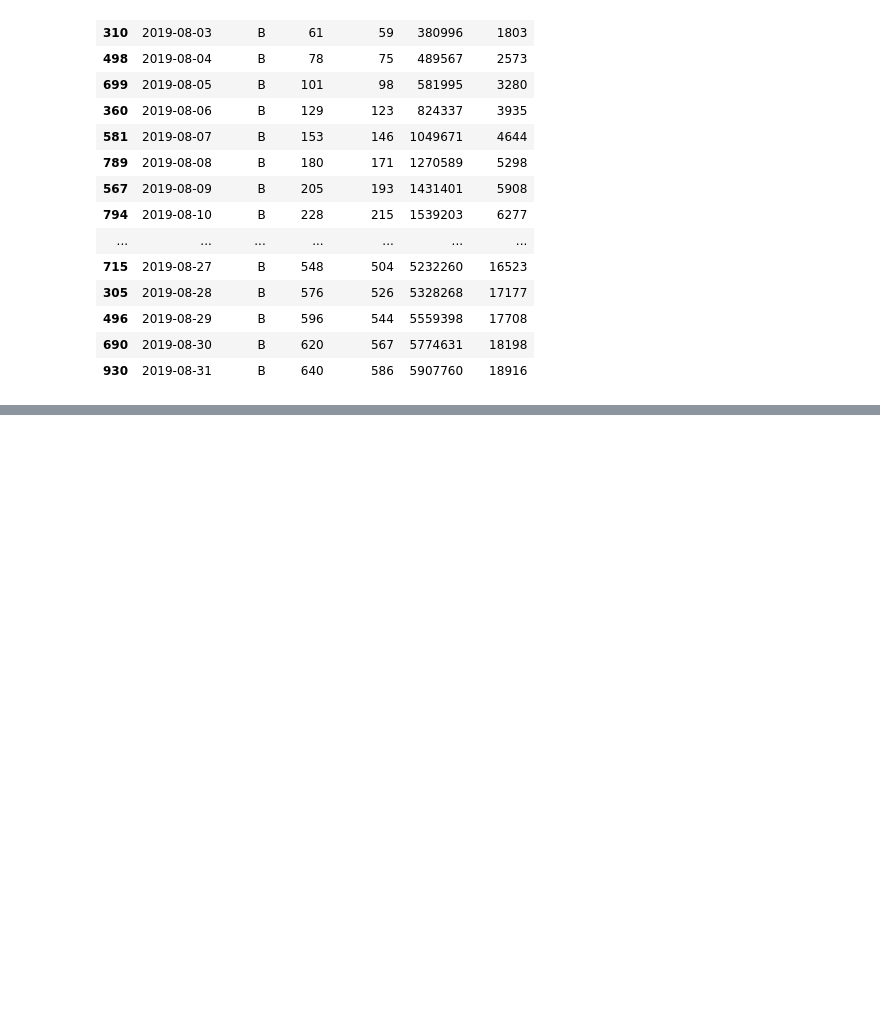
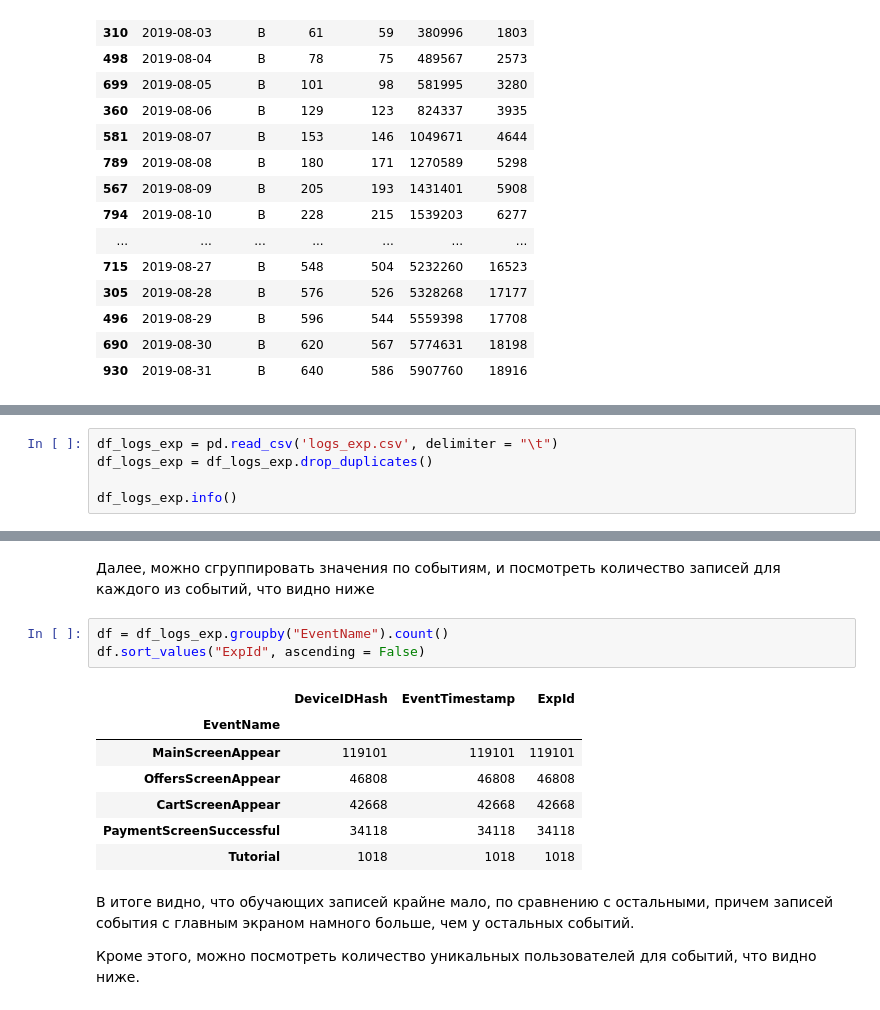
Before and after one commit to Awkword00/Study, a Jupyter notebook: LR5.ipynb, the cells around one changed output, grey strips where cells are left out. Drawn from its saved outputs; the diff is of its cells as text; blank space fills up the shorter version.

```diff
--- a/LR5.ipynb
+++ b/LR5.ipynb
@@ -167,0 +185,5 @@ plt.show()
+# %%
+df_logs_exp = pd.read_csv('logs_exp.csv', delimiter = "\t")
+df_logs_exp = df_logs_exp.drop_duplicates()
+
+df_logs_exp.info()
@@ -167,0 +202,17 @@ plt.show()
+# %% [markdown]
+Далее, можно сгруппировать значения по событиям, и посмотреть количество записей для каждого из событий, что видно ниже
+# %%
+df = df_logs_exp.groupby("EventName").count()
+df.sort_values("ExpId", ascending = False)
+# %% [output]
+|  | DeviceIDHash | EventTimestamp | ExpId |
+| EventName |  |  |  |
+| MainScreenAppear | 119101 | 119101 | 119101 |
+| OffersScreenAppear | 46808 | 46808 | 46808 |
+| CartScreenAppear | 42668 | 42668 | 42668 |
+| PaymentScreenSuccessful | 34118 | 34118 | 34118 |
+| Tutorial | 1018 | 1018 | 1018 |
+# %% [markdown]
+В итоге видно, что обучающих записей крайне мало, по сравнению с остальными, причем записей события с главным экраном намного больше, чем у остальных событий.
+
+Кроме этого, можно посмотреть количество уникальных пользователей для событий, что видно ниже.
```
Also changed, not shown: parts of 30 cells of this notebook.
